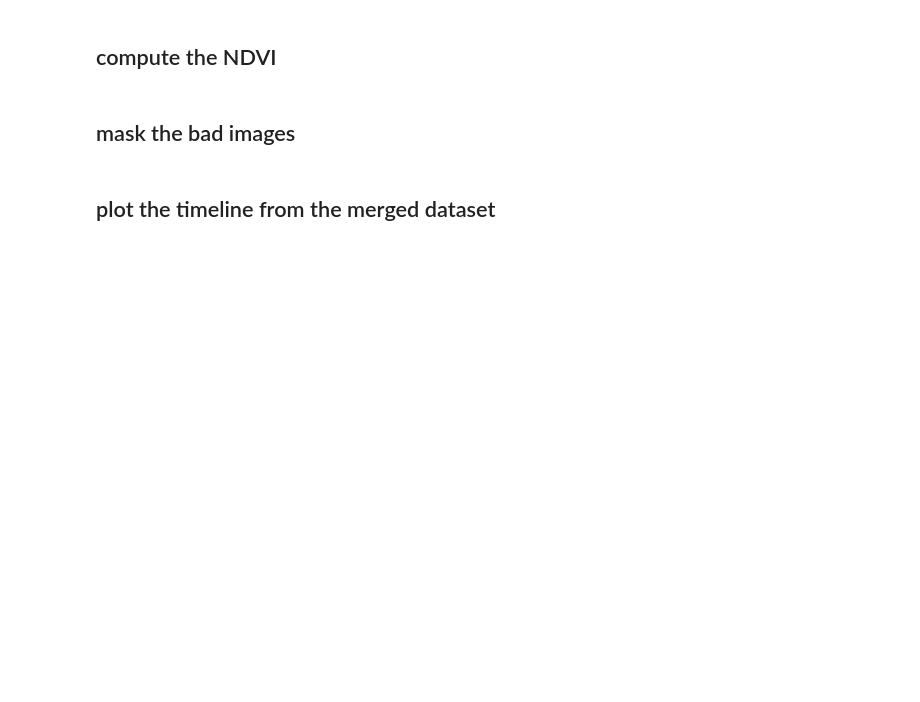
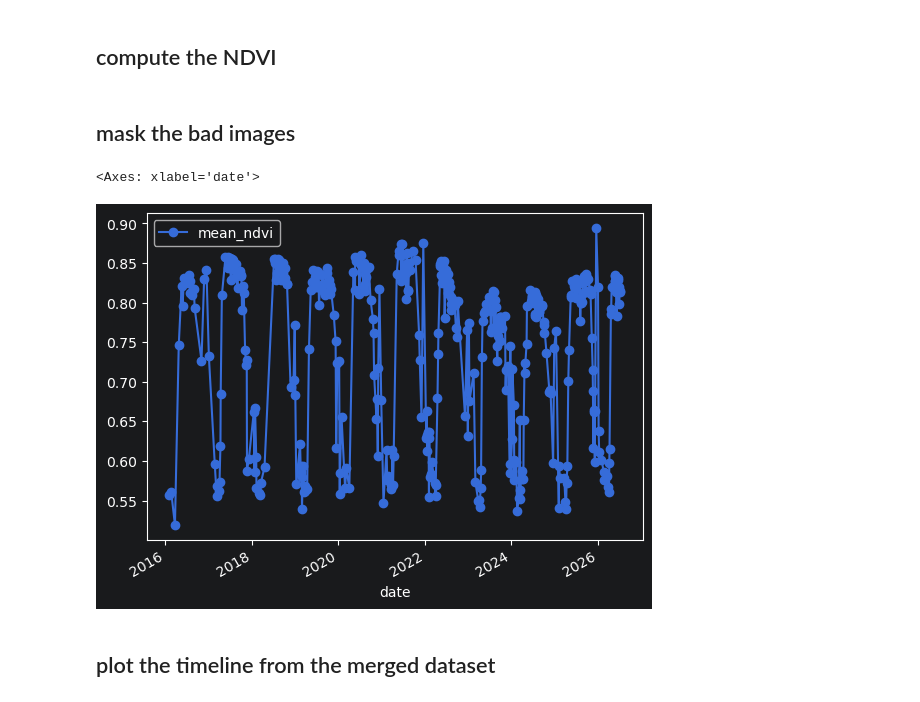
Before and after one commit to itsMidNightsw/PhenoExtract, a Jupyter notebook: code/HLS_SL30_netcdf_to_values.ipynb, the cells around one changed output. Drawn from its saved outputs; the diff is of its cells as text; code cells hidden in the pictures; blank space fills up the shorter version.

```diff
--- a/code/HLS_SL30_netcdf_to_values.ipynb
+++ b/code/HLS_SL30_netcdf_to_values.ipynb
@@ -146,6 +148,21 @@ clipped_good = good.rio.clip(
     gdf.crs,
     drop=True
 )
+# %%
+# RI
+
+clipped_ndvi = ds_clean["NDVI"].rio.clip(
+    gdf2.geometry,
+    gdf2.crs,
+    drop=True
+)
+
+
+clipped_good = good.rio.clip(
+    gdf2.geometry,
+    gdf2.crs,
+    drop=True
+)
 # %%
 dates_valides = []
 moyennes_ndvi = []
@@ -190,6 +207,17 @@ df = pd.DataFrame({
 
 
 df = df.sort_values("date")
+# %%
+df_clean = df[(df["mean_ndvi"] > 0.5) & (df["mean_ndvi"] < 0.9)]
+# %%
+df_clean.plot(
+    x="date",
+    y="mean_ndvi",
+    marker="o"
+)
+# %% [output]
+<Axes: xlabel='date'>
+[figure, added]
 # %%
 import cftime
 
```
Also changed, not shown: parts of 4 cells of this notebook, 2 other files.
